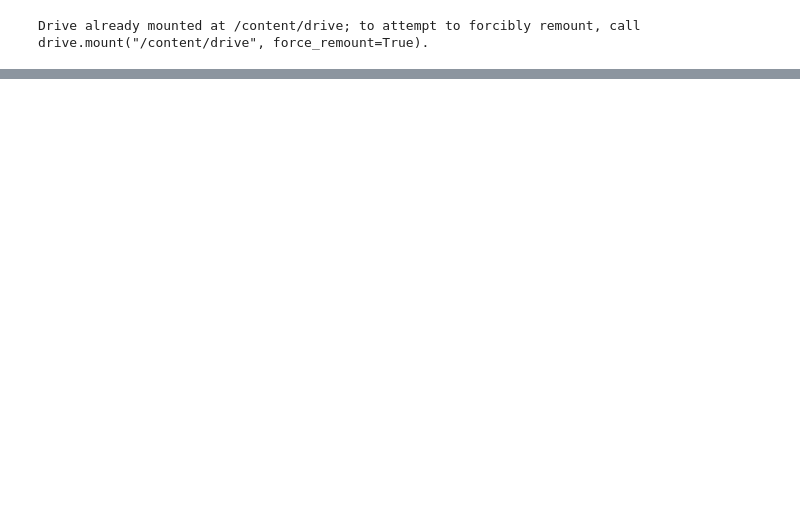
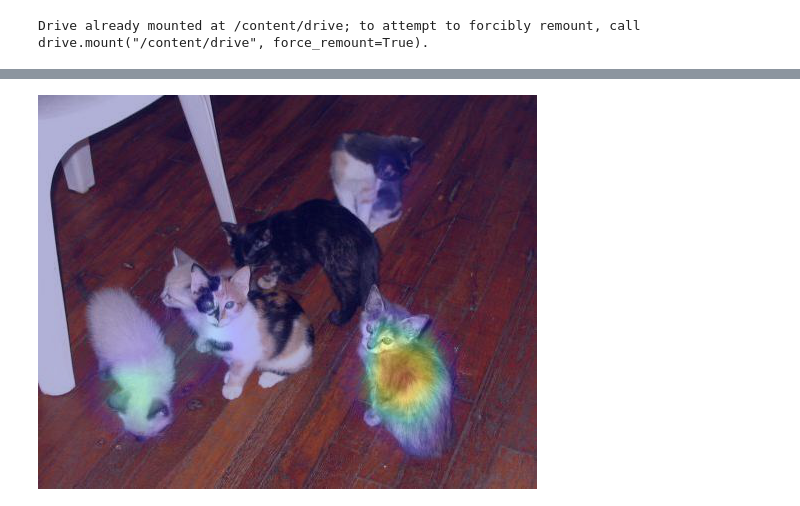
Before and after one commit to szhong16/classifier_exercise, a Jupyter notebook: Classifier.ipynb, the cells around one changed output, grey strips where cells are left out. Saved outputs shown, nothing was run; the diff lists cells and outputs as text; code cells hidden in the pictures; blank space fills up the shorter version.

```diff
--- a/Classifier.ipynb
+++ b/Classifier.ipynb
@@ -63,0 +421,9 @@ FileNotFoundError: ignored
+# %%
+import torchcam
+from torchcam.utils import overlay_mask
+
+result = overlay_mask(img_pil, Image.fromarray(cam_map), alpha=0.7) # alpha越小，原图越淡
+# %%
+result
+# %% [output]
+[figure, added]
```
Also changed, not shown: parts of 64 cells of this notebook.
